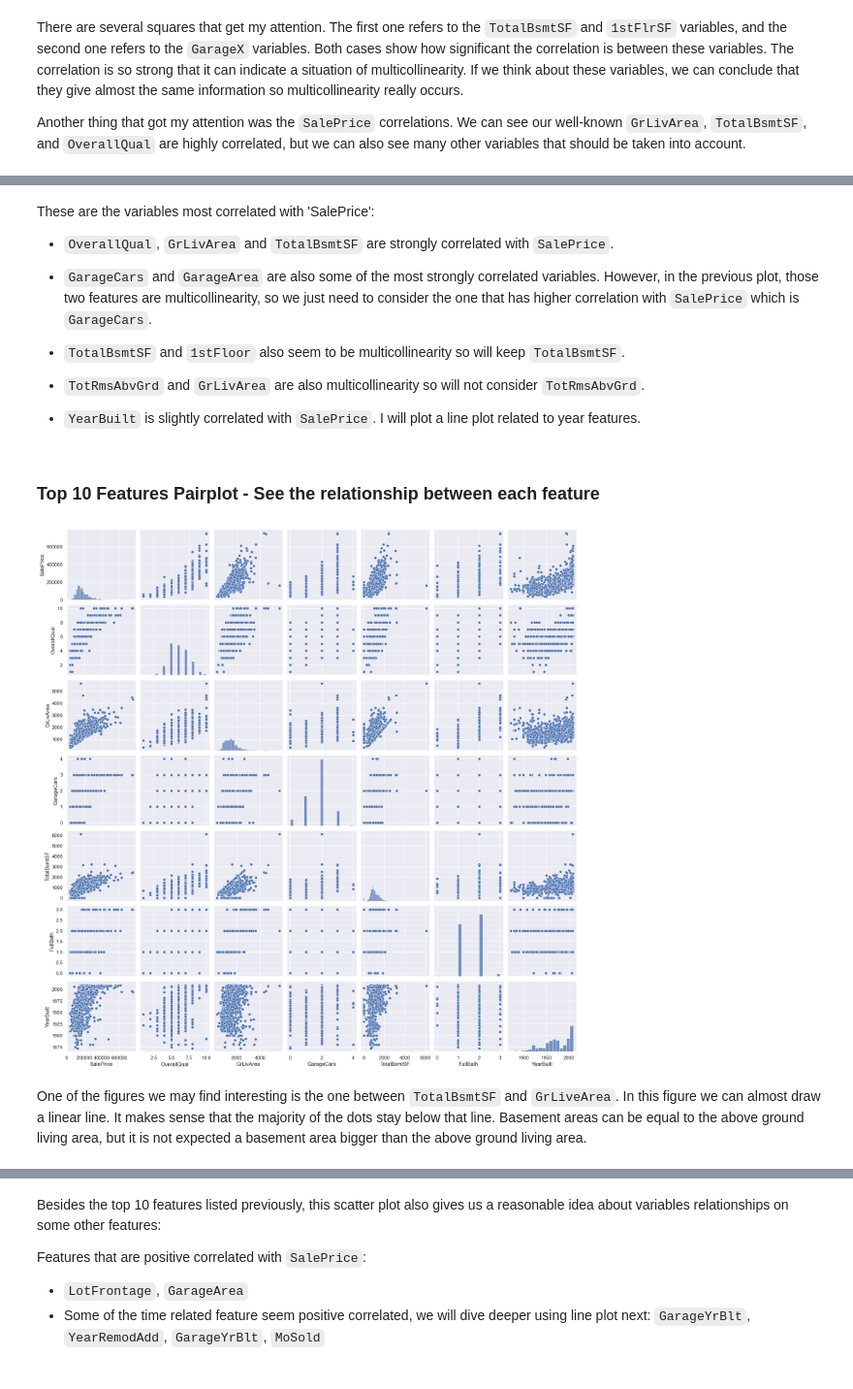
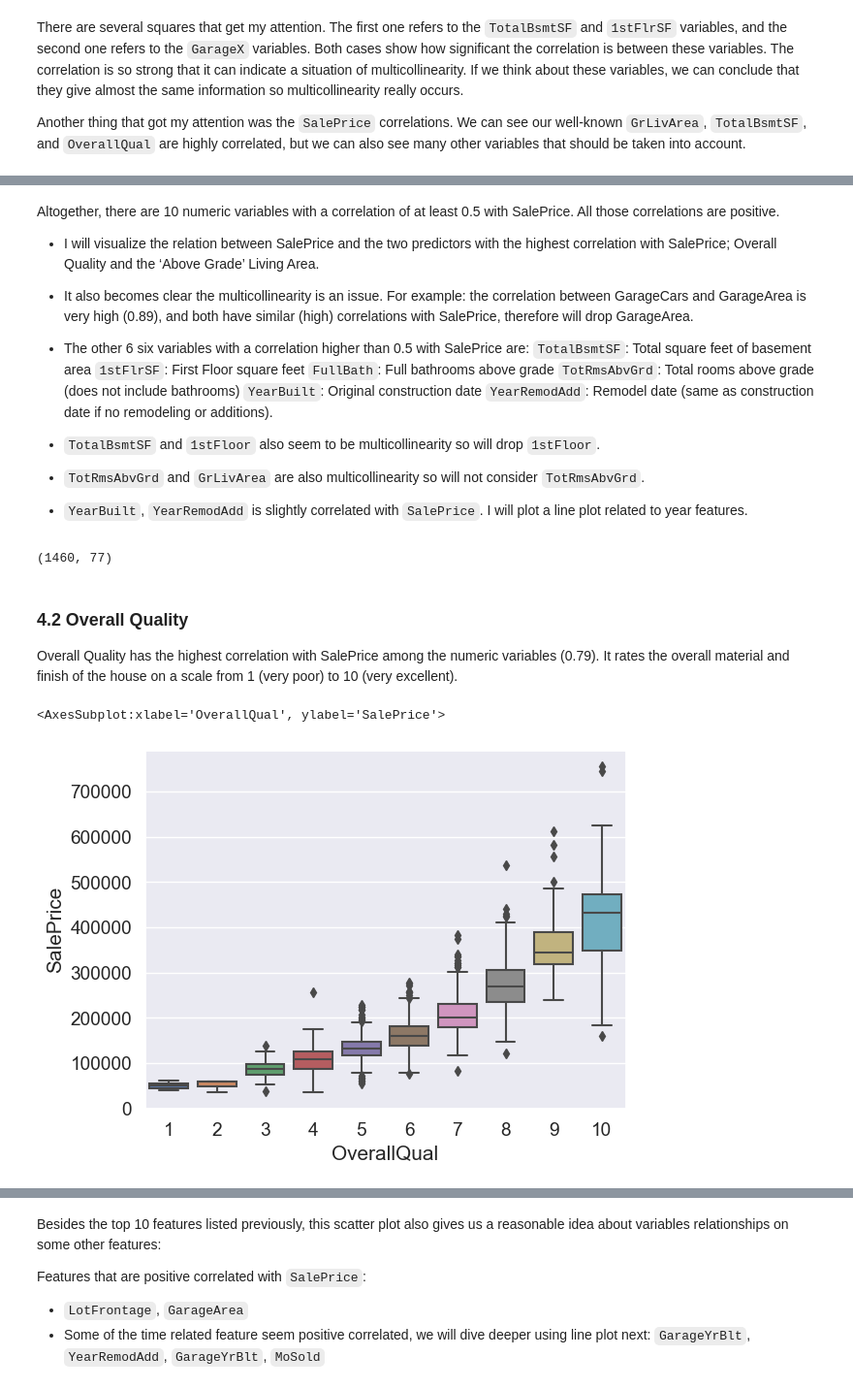
Before and after one commit to tw1107/Springboard-Capstone-House-Price, a Jupyter notebook: notebook/02_EDA.ipynb, the cells around one changed output, grey strips where cells are left out. Shown at 97% size. Saved outputs shown, nothing was run; the diff lists cells and outputs as text; code cells hidden in the pictures.

```diff
--- a/notebook/02_EDA.ipynb
+++ b/notebook/02_EDA.ipynb
@@ -97,23 +110,14 @@ plt.show()
 # %% [markdown]
-These are the variables most correlated with 'SalePrice':
+Altogether, there are 10 numeric variables with a correlation of at least 0.5 with SalePrice. All those correlations are positive.
 
-- `OverallQual`, `GrLivArea` and `TotalBsmtSF` are strongly correlated with `SalePrice`.
+- I will visualize the relation between SalePrice and the two predictors with the highest correlation with SalePrice; Overall Quality and the ‘Above Grade’ Living Area.
 
-- `GarageCars` and `GarageArea` are also some of the most strongly correlated variables. However, in the previous plot, those two features are multicollinearity, so we just need to consider the one that has higher correlation with `SalePrice` which is `GarageCars`.
+- It also becomes clear the multicollinearity is an issue. For example: the correlation between GarageCars and GarageArea is very high (0.89), and both have similar (high) correlations with SalePrice, therefore will drop GarageArea.
 
-- `TotalBsmtSF` and `1stFloor` also seem to be multicollinearity so will keep `TotalBsmtSF`.
+- The other 6 six variables with a correlation higher than 0.5 with SalePrice are: `TotalBsmtSF`: Total square feet of basement area `1stFlrSF`: First Floor square feet `FullBath`: Full bathrooms above grade `TotRmsAbvGrd`: Total rooms above grade (does not include bathrooms) `YearBuilt`: Original construction date `YearRemodAdd`: Remodel date (same as construction date if no remodeling or additions).
+
+- `TotalBsmtSF` and `1stFloor` also seem to be multicollinearity so will drop `1stFloor`.
 
 - `TotRmsAbvGrd` and `GrLivArea` are also multicollinearity so will not consider `TotRmsAbvGrd`.
 
-- `YearBuilt` is slightly correlated with `SalePrice`. I will plot a line plot related to year features.
+- `YearBuilt`, `YearRemodAdd` is slightly correlated with `SalePrice`. I will plot a line plot related to year features.
-# %% [markdown]
-### Top 10 Features Pairplot - See the relationship between each feature
-# %%
-sns.set()
-cols = ['SalePrice', 'OverallQual', 'GrLivArea', 'GarageCars', 'TotalBsmtSF', 'FullBath', 'YearBuilt']
-sns.pairplot(df_train[cols], height = 2.5)
-plt.show();
-# %% [output]
-[figure, removed]
-# %% [markdown]
-One of the figures we may find interesting is the one between `TotalBsmtSF` and `GrLiveArea`. In this figure we can almost draw a linear line. It makes sense that the majority of the dots stay below that line. Basement areas can be equal to the above ground living area, but it is not expected a basement area bigger than the above ground living area.
@@ -119,0 +126,13 @@ One of the figures we may find interesting is the one between `TotalBsmtSF` and
+# %%
+df_train.shape
+# %% [output]
+(1460, 77)
+# %% [markdown]
+### 4.2 Overall Quality
+
+Overall Quality has the highest correlation with SalePrice among the numeric variables (0.79). It rates the overall material and finish of the house on a scale from 1 (very poor) to 10 (very excellent).
+# %%
+sns.boxplot(x=df_train['OverallQual'], y=df_train['SalePrice'], data=df_train)
+# %% [output]
+<AxesSubplot:xlabel='OverallQual', ylabel='SalePrice'>
+[figure, added]
```
Also changed, not shown: parts of 46 cells of this notebook.
